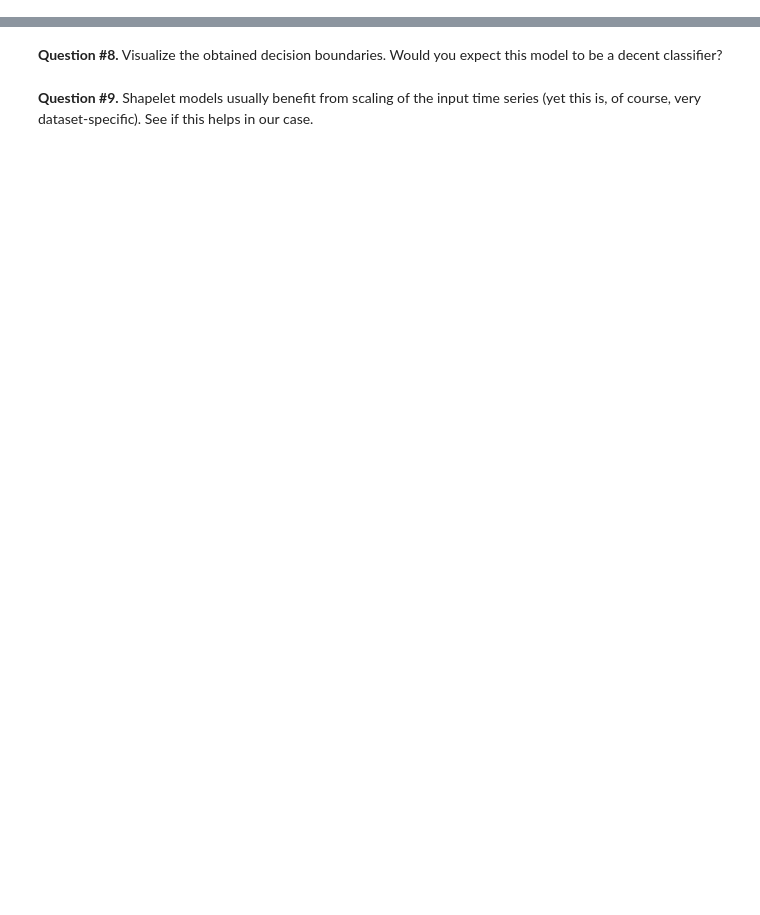
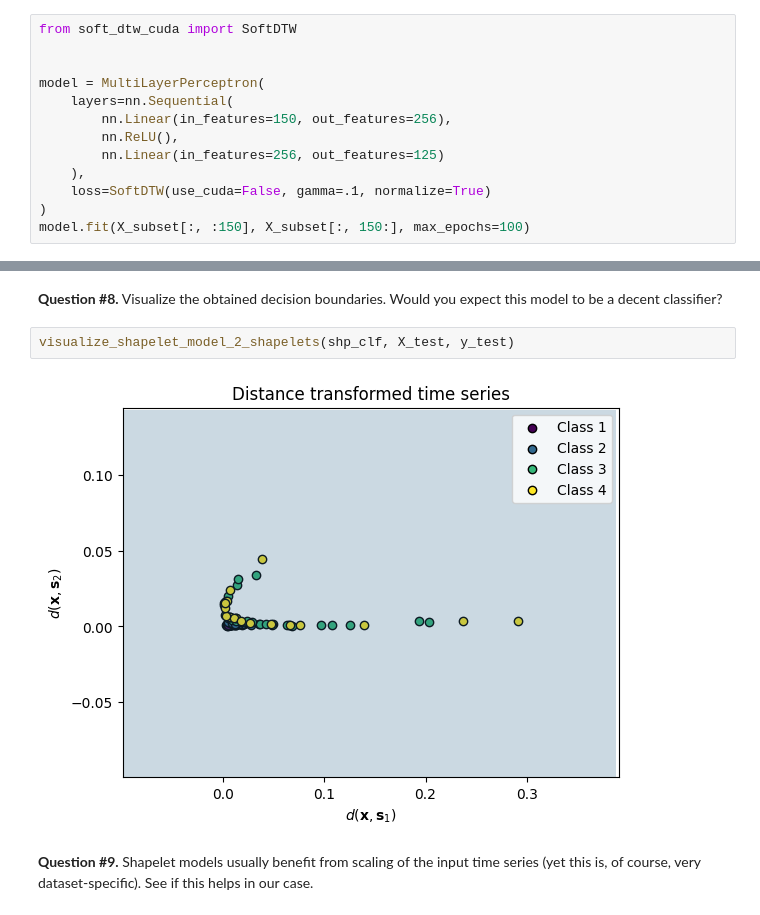
Before and after one commit to rtavenar/notebooks-ml4ts, a Jupyter notebook: 03_align4ml_sol.ipynb, the cells around one changed output, grey strips where cells are left out. Drawn from its saved outputs; the diff is of its cells as text; blank space fills up the shorter version.

```diff
--- a/03_align4ml_sol.ipynb
+++ b/03_align4ml_sol.ipynb
@@ -217,0 +233,13 @@ from soft_dtw_cuda import SoftDTW
+# %%
+from soft_dtw_cuda import SoftDTW
+
+
+model = MultiLayerPerceptron(
+    layers=nn.Sequential(
+        nn.Linear(in_features=150, out_features=256),
+        nn.ReLU(),
+        nn.Linear(in_features=256, out_features=125)
+    ),
+    loss=SoftDTW(use_cuda=False, gamma=.1, normalize=True)
+)
+model.fit(X_subset[:, :150], X_subset[:, 150:], max_epochs=100)
@@ -300,6 +342,10 @@ shp_clf.fit(X_train, y_train)
 # %% [markdown]
 **Question #8.** Visualize the obtained decision boundaries.
 Would you expect this model to be a decent classifier?
+# %%
+visualize_shapelet_model_2_shapelets(shp_clf, X_test, y_test)
+# %% [output]
+[figure, added]
 # %% [markdown]
 **Question #9.** Shapelet models usually benefit from scaling of the input time series
 (yet this is, of course, very dataset-specific).
```
Also changed, not shown: parts of 14 cells of this notebook.
